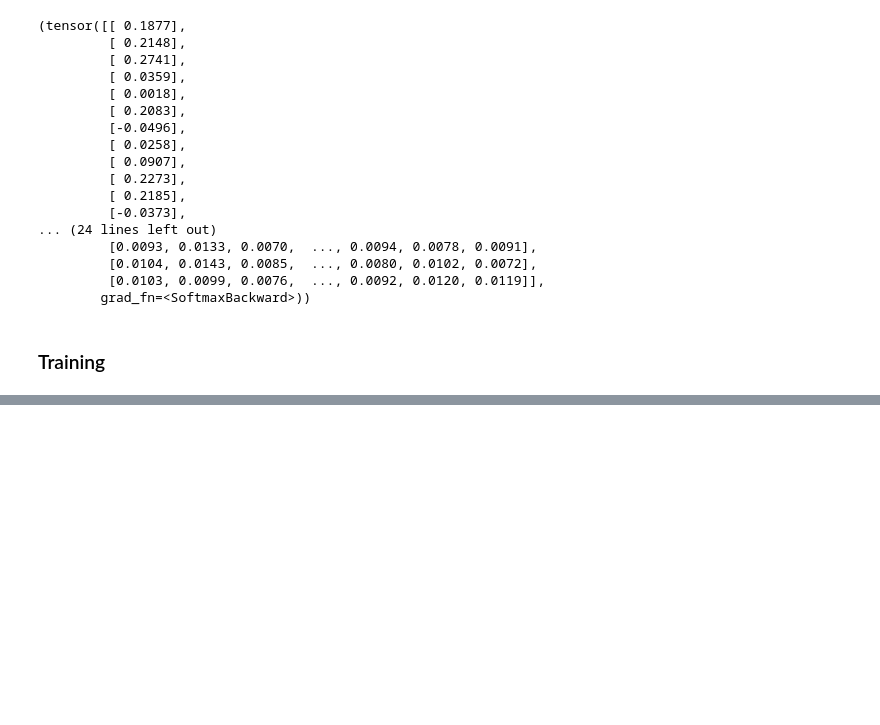
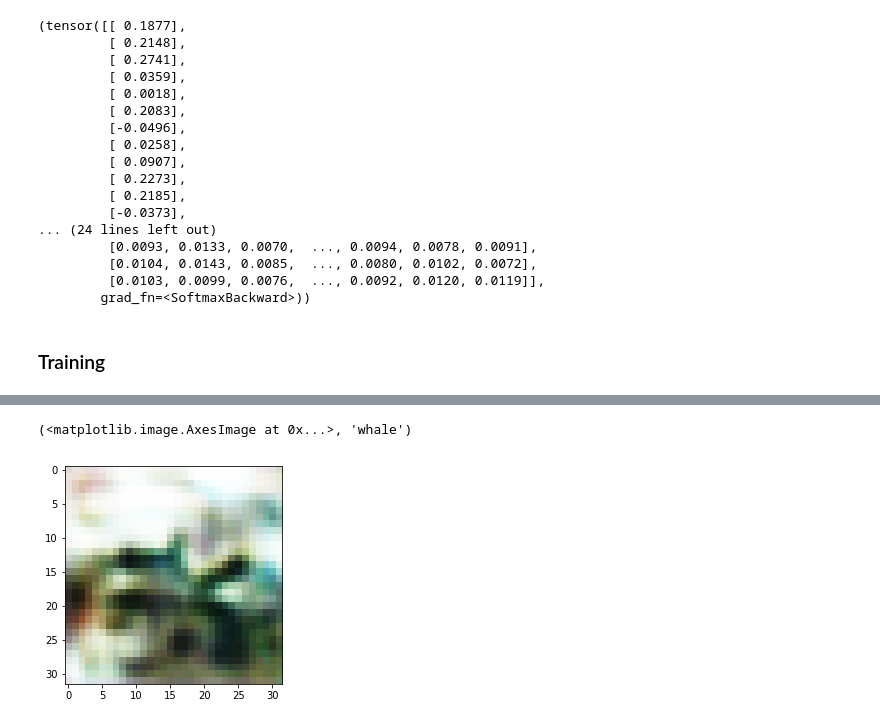
Before and after one commit to raynardj/python4ml, a Jupyter notebook: experiments/gan/ACGAN.ipynb, the cells around one changed output, grey strips where cells are left out. Cells and saved outputs as stored; diff of their text form; code cells hidden in the pictures; blank space fills up the shorter version.

```diff
--- a/experiments/gan/ACGAN.ipynb
+++ b/experiments/gan/ACGAN.ipynb
@@ -258,0 +306,6 @@ plt.imshow(images.data.numpy()[0][0])
+# %%
+idx=1
+plt.imshow(images.data.numpy()[idx].transpose((1,2,0))), CIFAR100_LABELS_LIST[cls_idx[idx].item()]
+# %% [output]
+(<matplotlib.image.AxesImage at 0x...>, 'whale')
+[figure, added]
```
Also changed, not shown: parts of 17 cells of this notebook.
